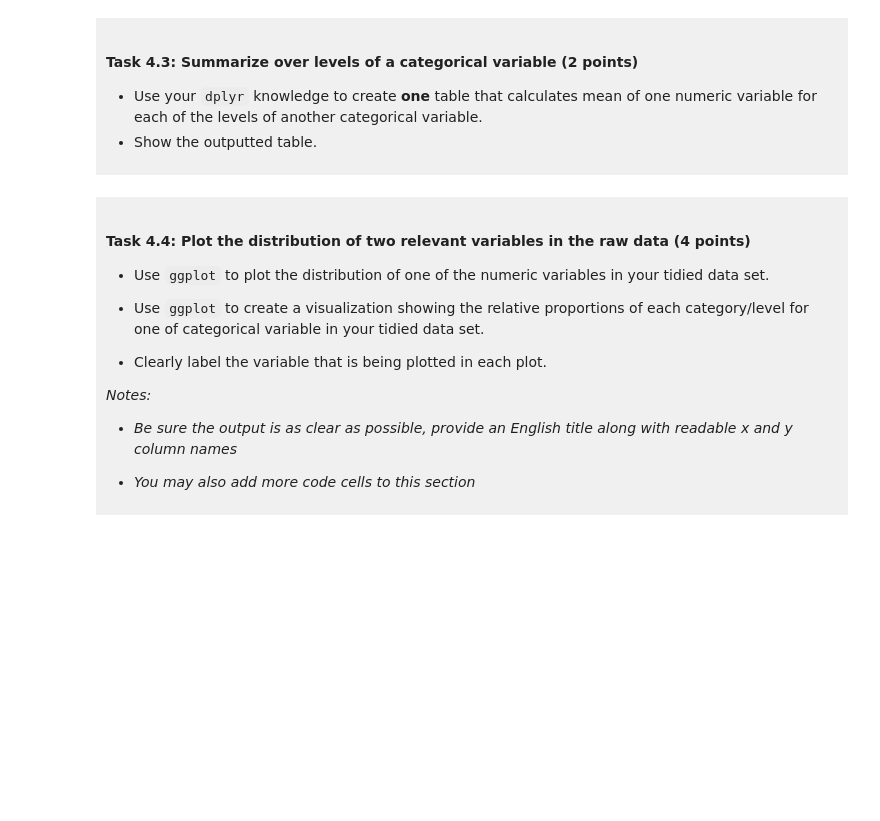
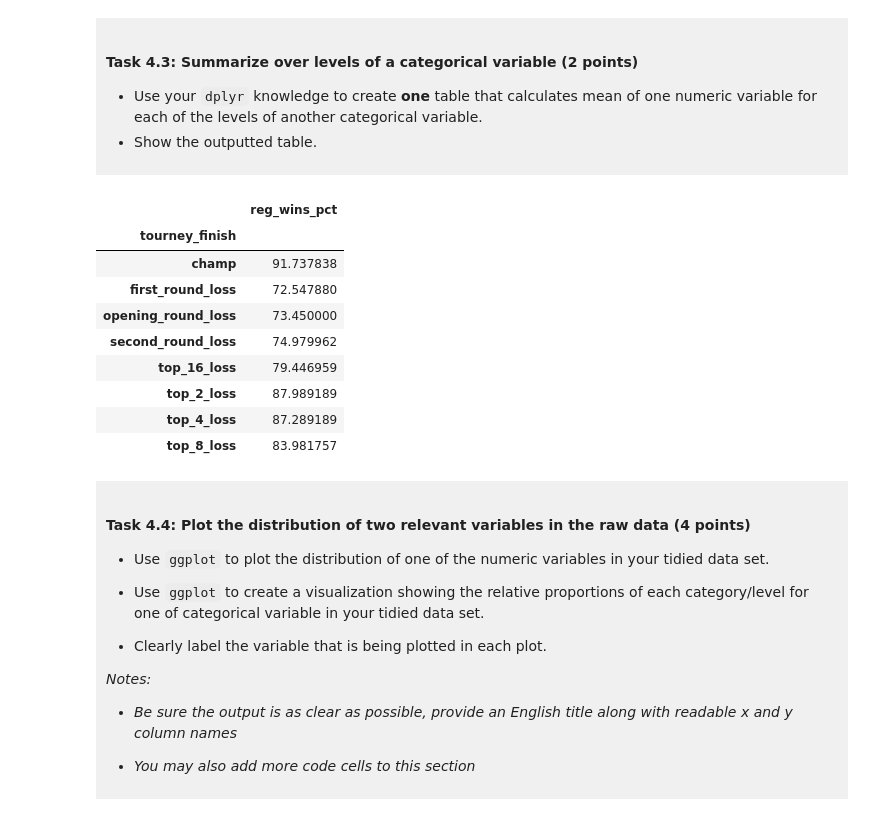
Before and after one commit to angelinawozny/dsci-100-project-angelina-wozny, a Jupyter notebook: dsci-100-project-notebook.ipynb, the cells around one changed output. Cells and saved outputs as stored; diff of their text form; code cells hidden in the pictures; blank space fills up the shorter version.

```diff
--- a/dsci-100-project-notebook.ipynb
+++ b/dsci-100-project-notebook.ipynb
@@ -265,7 +309,21 @@ You will refine your research question (if needed) and produce a tidy data set.
 - Show the outputted table.
 </div>
 # %%
-### EDIT THIS CODE CELL ###
+# caclulates the mean regular season win percentage for each tourney finish category
+march_madness_mean_by_finish = womens_march_madness_tidy.groupby("tourney_finish")[["reg_wins_pct"]].mean()
+
+march_madness_mean_by_finish
+# %% [output]
+|  | reg_wins_pct |
+| tourney_finish |  |
+| champ | 91.737838 |
+| first_round_loss | 72.547880 |
+| opening_round_loss | 73.450000 |
+| second_round_loss | 74.979962 |
+| top_16_loss | 79.446959 |
+| top_2_loss | 87.989189 |
+| top_4_loss | 87.289189 |
+| top_8_loss | 83.981757 |
 # %% [markdown]
 <div style="background-color: #f0f0f0; padding: 10px;">
 
```
Also changed, not shown: parts of 12 cells of this notebook.
